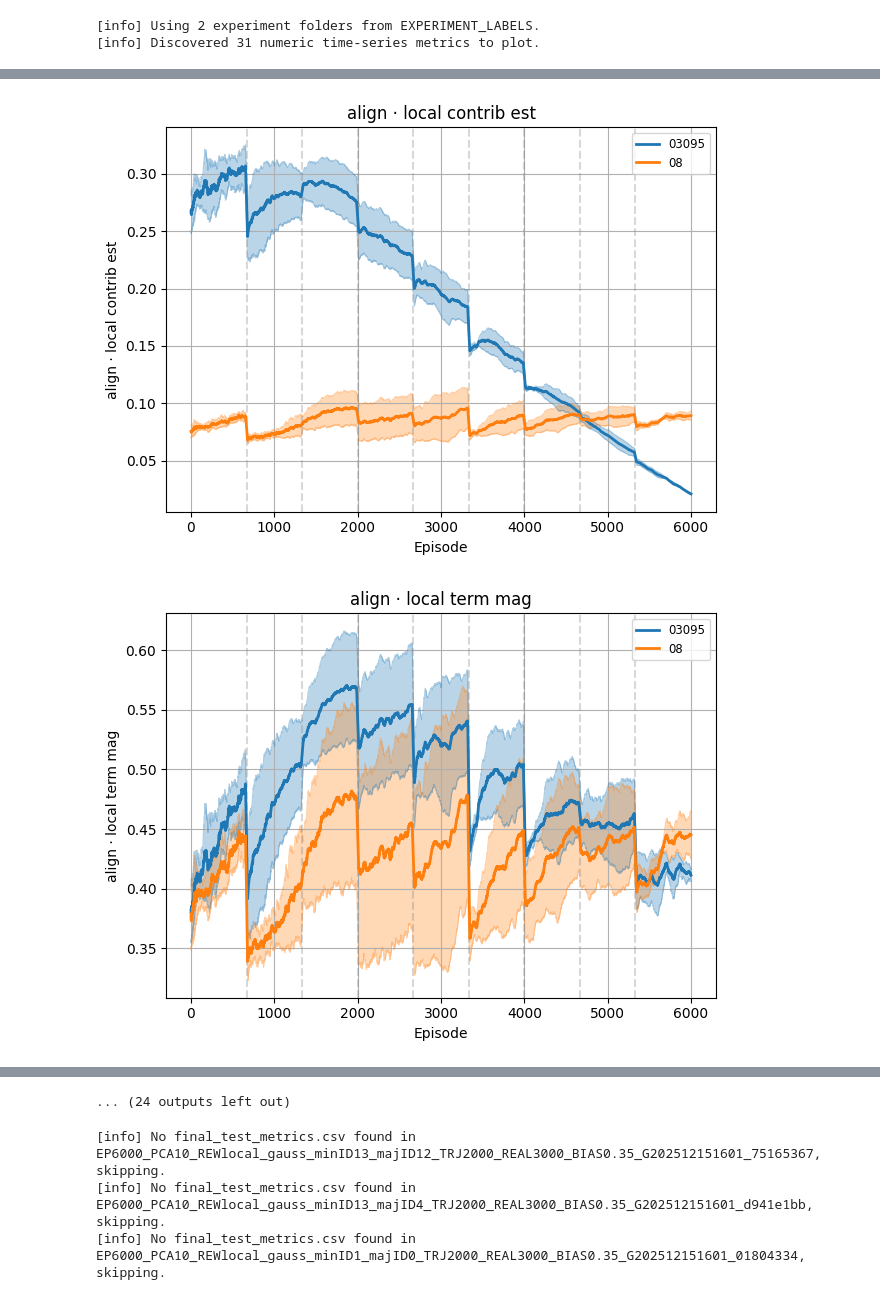
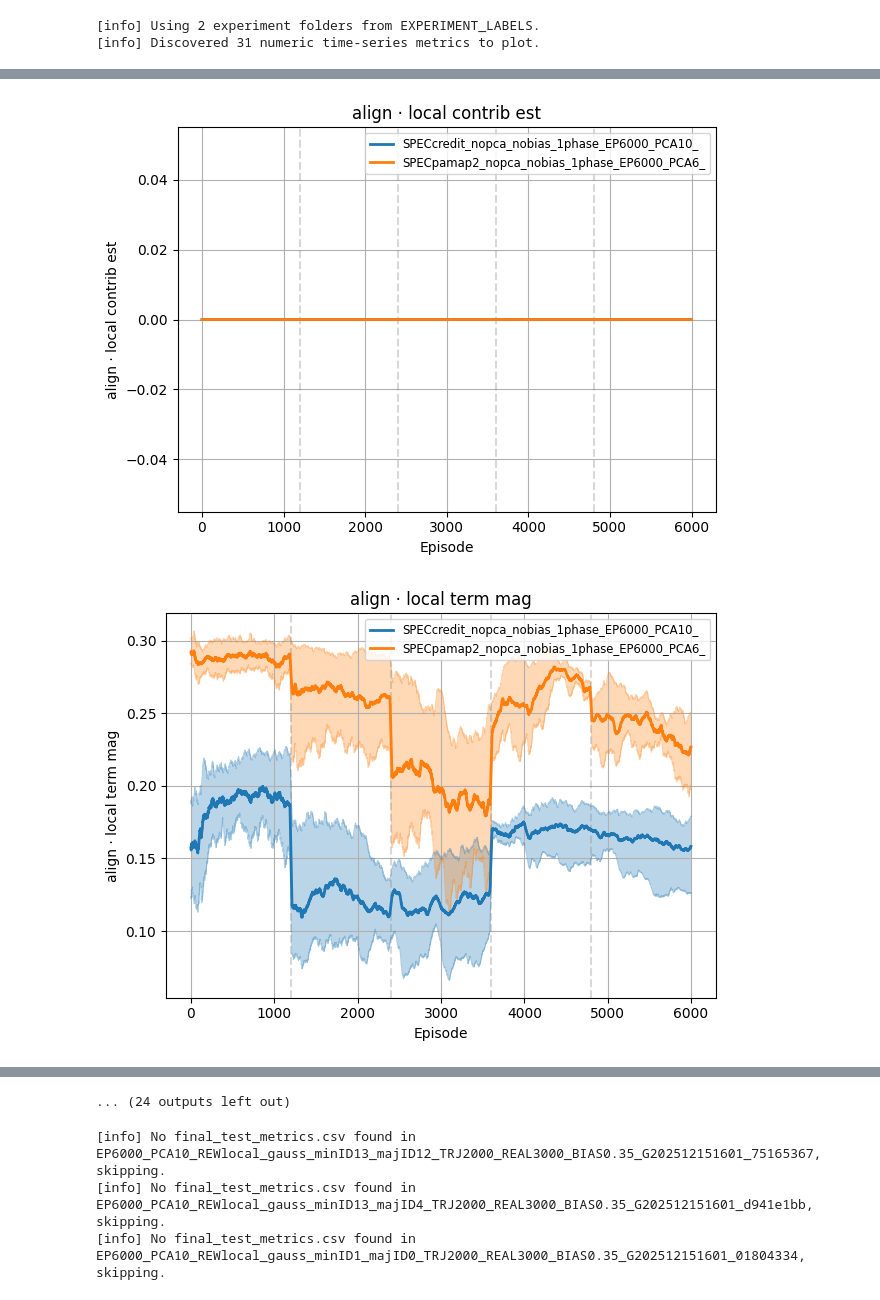
Before and after one commit to LucasHartmanWestern/cs_9170_project, a Jupyter notebook: plot_results.ipynb, the cells around one changed output, grey strips where cells are left out. Drawn from its saved outputs; the diff is of its cells as text; code cells hidden in the pictures.

```diff
--- a/plot_results.ipynb
+++ b/plot_results.ipynb
@@ -123,7 +119,7 @@ import numpy as np
 import pandas as pd
 import matplotlib.pyplot as plt
 
-ROOT = Path("training_runs")
+ROOT = Path("training_runs_drac/training_runs")
 
 # ============================================================
 # 0) QUICK TOGGLES (comment out what you don't want)
@@ -165,8 +161,8 @@ STAGE_COL = "align.curriculum_stage"
 # ============================================================
 # If empty {}, script auto-discovers all valid experiment folders.
 EXPERIMENT_LABELS = {
-    "SPECdroLambdaNorm03095_EP6000_PCA10_REWfairness_minID1_majID0_TRJ2000_REAL3000_BIAS0.5_GG202601282056_324e0fff": "03095",
-    "SPECdroLambdaNorm08_EP6000_PCA10_REWfairness_minID1_majID0_TRJ2000_REAL3000_BIAS0.5_GG202601282055_6c52c274": "08",
+    "SPECcredit_nopca_nobias_1phase_EP6000_PCA10_REWfairness_minID1_majID0_TRJ2000_REAL3000_GG202602172136_b1297bb8": "SPECcredit_nopca_nobias_1phase_EP6000_PCA10_",
+    "SPECpamap2_nopca_nobias_1phase_EP6000_PCA6_REWfairness_minID1_majID0_TRJ2000_REAL3000_GG202602172204_9f221945": "SPECpamap2_nopca_nobias_1phase_EP6000_PCA6_",
 }
 
 # ---------------------------------------------------------------------
@@ -665,2 +661,2 @@ if __name__ == "__main__":
-[figure, old version]
+[figure, new version]
-[figure, old version]
+[figure, new version]
```
Also changed, not shown: parts of 2 cells of this notebook, 9 other files.
